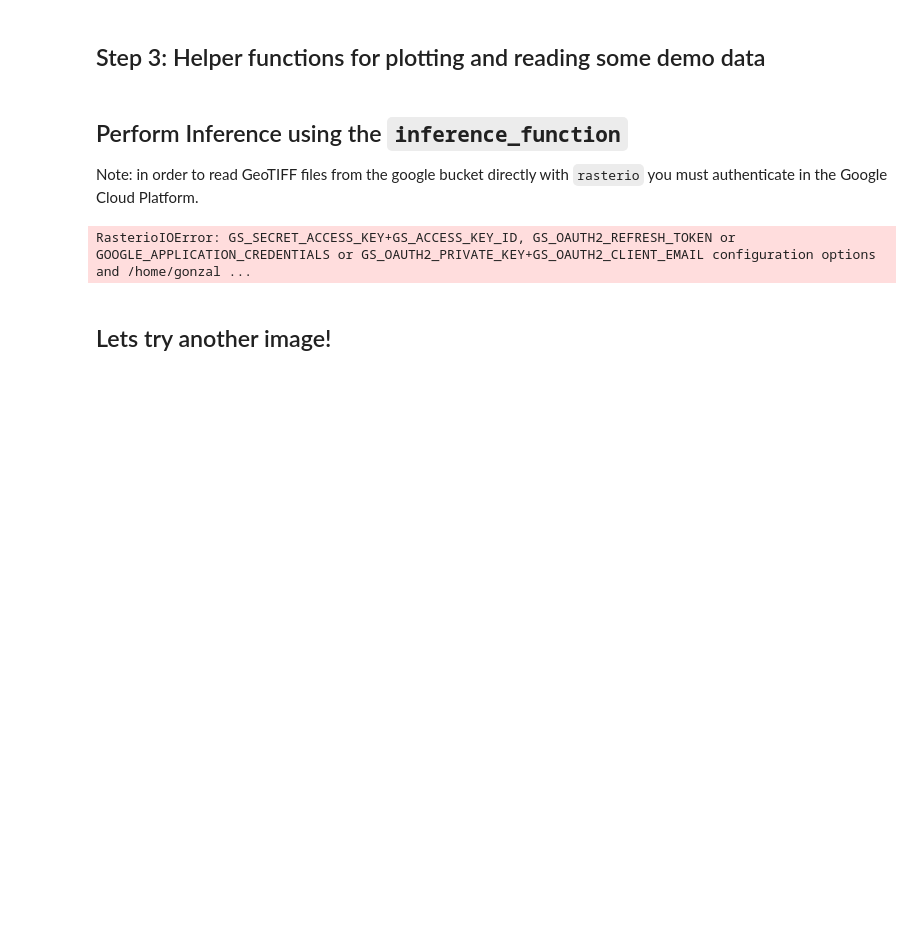
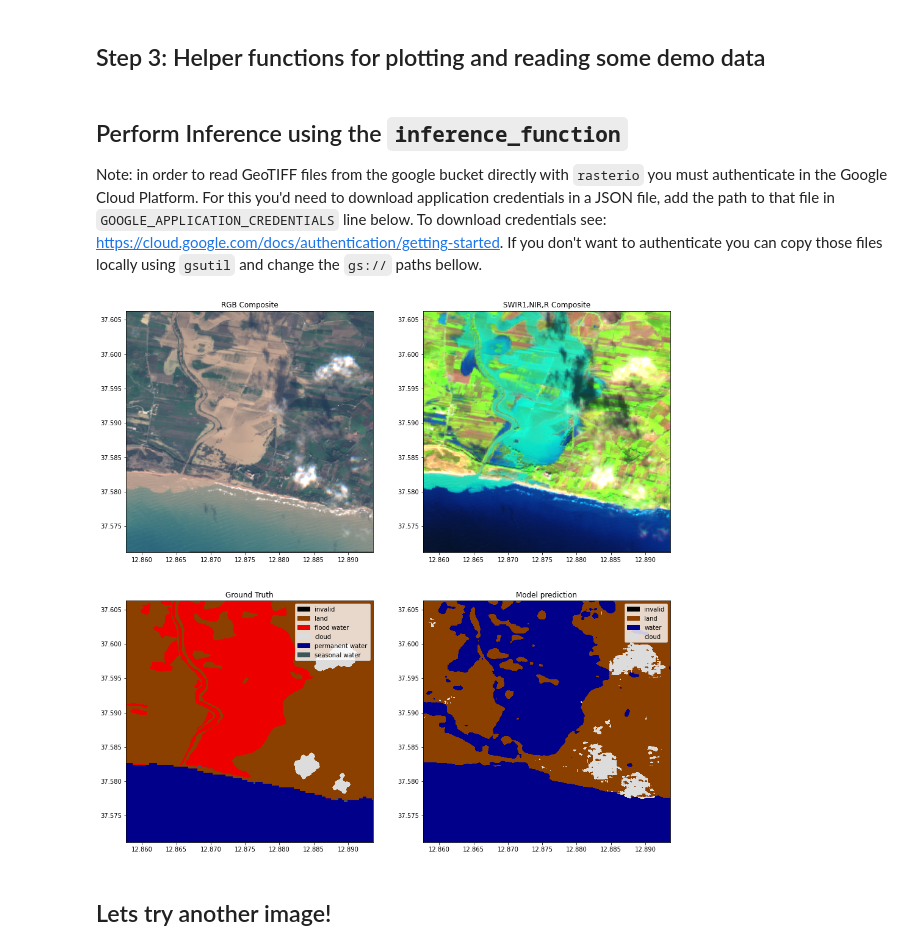
Before and after one commit to spaceml-org/ml4floods, a Jupyter notebook: jupyterbook/content/ml4ops/HOWTO_Run_Inference_on_new_data.ipynb, the cells around one changed output. Cells and saved outputs as stored; diff of their text form; code cells hidden in the pictures; blank space fills up the shorter version.

```diff
--- a/jupyterbook/content/ml4ops/HOWTO_Run_Inference_on_new_data.ipynb
+++ b/jupyterbook/content/ml4ops/HOWTO_Run_Inference_on_new_data.ipynb
@@ -18,14 +13,14 @@ sys.path.append(str(root))
 # %% [markdown]
 ## Step 1: Get config
 # %%
-from src.models.config_setup import get_default_config
+from ml4floods.models.config_setup import get_default_config
 experiment_name = "WFV1_unet"
 checkpoint_name = "epoch=24-step=153649.ckpt"
 
 # experiment_name = "WFV1_scnn20"
 # checkpoint_name = "epoch=5-step=24581.ckpt"
 
-config_fp = f"gs://ml4cc_data_lake/0_DEV/2_Mart/2_MLModelMart/{experiment_name}/config.json"
+config_fp = f"gs://ml4cc_data_lake/2_PROD/2_Mart/2_MLModelMart/{experiment_name}/config.json"
 # config_fp = os.path.join(root, 'src', 'models', 'configurations', 'worldfloods_template.json')
 config = get_default_config(config_fp)
 
@@ -236,23 +231,27 @@ def plot_inference_set(inputs: torch.Tensor, targets: torch.Tensor,
 # %% [markdown]
 ## Perform Inference using the `inference_function`
 
-Note: in order to read GeoTIFF files from the google bucket directly with `rasterio` you must authenticate in the Google Cloud Platform.
+Note: in order to read GeoTIFF files from the google bucket directly with `rasterio` you must authenticate in the Google Cloud Platform. For this you'd need to download application credentials in a JSON file, add the path to that file in `GOOGLE_APPLICATION_CREDENTIALS` line below. To download credentials see: https://cloud.google.com/docs/authentication/getting-started. If you don't want to authenticate you can copy those files locally using `gsutil` and change the `gs://` paths bellow.
 # %%
-from src.models.model_setup import get_channel_configuration_bands
+from ml4floods.models.model_setup import get_channel_configuration_bands
 
-tiff_s2, window, channels = "gs://ml4floods/worldfloods/public/test/S2/EMSR333_02PORTOPALO_DEL_MONIT01_v1_observed_event_a.tif", (slice(1000,None),slice(0,400)), get_channel_configuration_bands(config.model_params.hyperparameters.channel_configuration)
+import os
+
+os.environ["GOOGLE_APPLICATION_CREDENTIALS"] = "/home/gonzalo/Downloads/ML4CC General-GOOD.json"
+
+tiff_s2, window, channels = "gs://ml4cc_data_lake/2_PROD/2_Mart/worldfloods_v1_0/test/S2/EMSR333_02PORTOPALO_DEL_MONIT01_v1_observed_event_a.tif", (slice(1000,None),slice(0,400)), get_channel_configuration_bands(config.model_params.hyperparameters.channel_configuration)
 
 # Load the image and ground truth
 torch_inputs, torch_targets, torch_permanent_water, transform = read_inference_pair(tiff_s2,folder_ground_truth="/gt/",
                                                                                     window=window, return_ground_truth=True, channels=channels,
                                                                                     folder_permanent_water="/PERMANENTWATERJRC/")
 
 # Compute the prediction
 outputs = inference_function(torch_inputs) # (batch_size, num_classes, h, w)
 prediction = torch.argmax(outputs, dim=1).long() # (batch_size, h, w)
 plot_inference_set(torch_inputs, torch_targets, prediction, torch_permanent_water, transform)
 # %% [output]
-RasterioIOError: GS_SECRET_ACCESS_KEY+GS_ACCESS_KEY_ID, GS_OAUTH2_REFRESH_TOKEN or GOOGLE_APPLICATION_CREDENTIALS or GS_OAUTH2_PRIVATE_KEY+GS_OAUTH2_CLIENT_EMAIL configuration options and /home/gonzal ...
+[figure, added]
 # %% [markdown]
 ## Lets try another image!
 # %%
```
Also changed, not shown: parts of 8 cells of this notebook.
